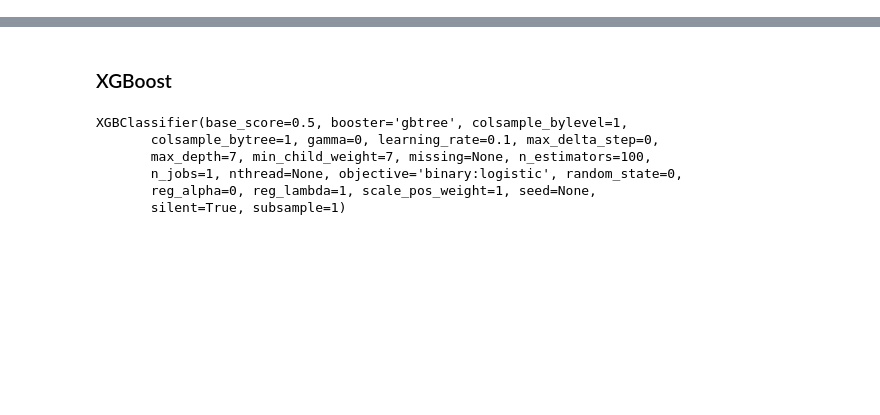
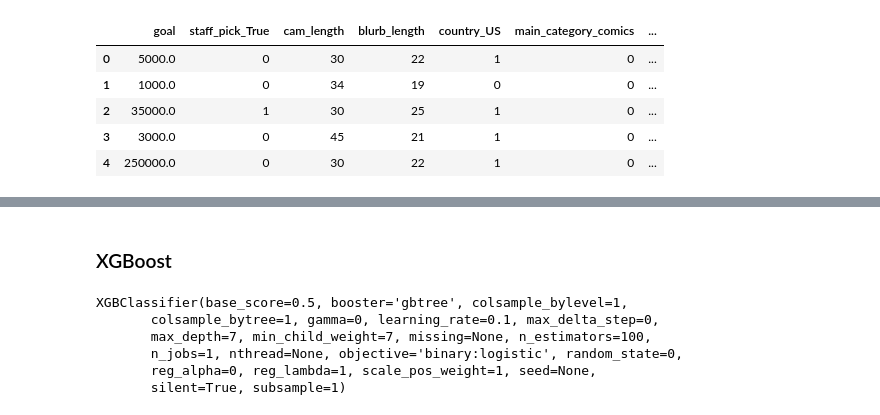
Before and after one commit to natashaborders-zz/Predicting_Kickstarter_Campaign_Success, a Jupyter notebook: kickstarter_app/XGBoost_To_Flask.ipynb, the cells around one changed output, grey strips where cells are left out. Drawn from its saved outputs; the diff is of its cells as text; code cells hidden in the pictures; blank space fills up the shorter version.

```diff
--- a/kickstarter_app/XGBoost_To_Flask.ipynb
+++ b/kickstarter_app/XGBoost_To_Flask.ipynb
@@ -35,4 +35,13 @@ X = kickstarter[['goal', 'staff_pick_True',
        'main_category_publishing', 'main_category_technology',
        'main_category_theater']]
 y = kickstarter['state_successful']
+# %%
+X.head(5)
+# %% [output]
+|  | goal | staff_pick_True | cam_length | blurb_length | country_US | main_category_comics | ... |
+| 0 | 5000.0 | 0 | 30 | 22 | 1 | 0 | ... |
+| 1 | 1000.0 | 0 | 34 | 19 | 0 | 0 | ... |
+| 2 | 35000.0 | 1 | 30 | 25 | 1 | 0 | ... |
+| 3 | 3000.0 | 0 | 45 | 21 | 1 | 0 | ... |
+| 4 | 250000.0 | 0 | 30 | 22 | 1 | 0 | ... |
 # %%
```
Also changed, not shown: parts of 12 cells of this notebook, 11 other files.
